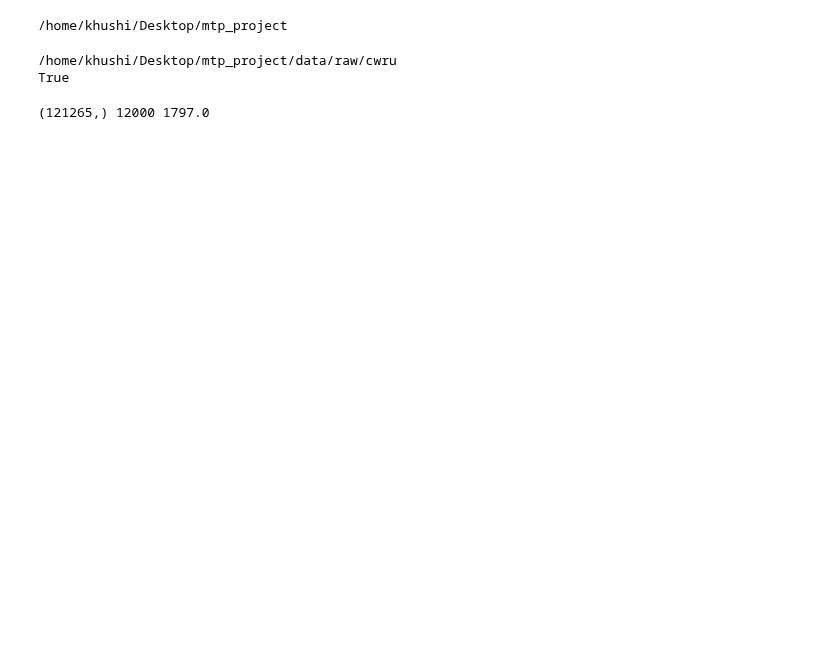
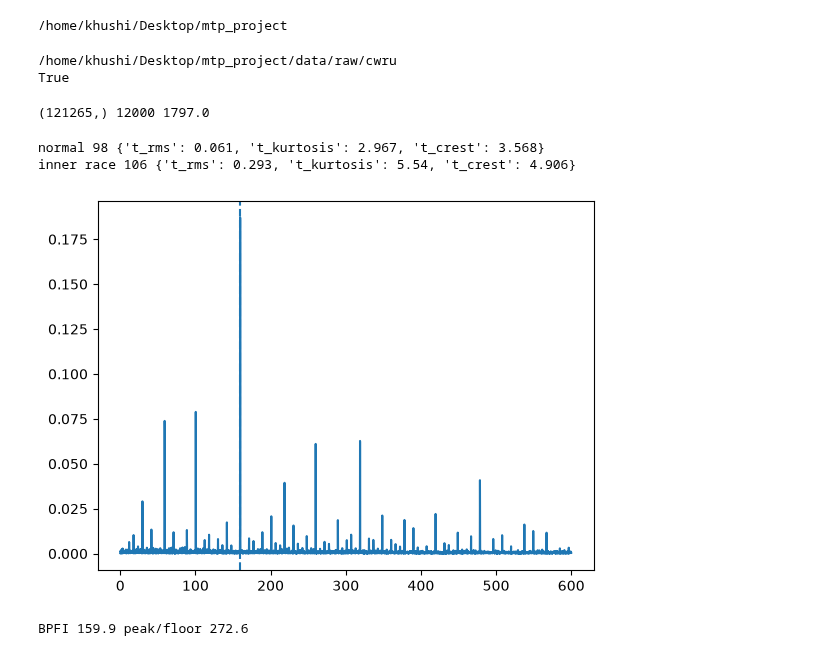
Before and after one commit to khushi051102/MTP-project, a Jupyter notebook: notebooks/01_explore_cwru.ipynb, the cells around one changed output. Cells and saved outputs as stored; diff of their text form; code cells hidden in the pictures; blank space fills up the shorter version.

Commit message:
Phase 1-2: signal processing, CWRU windows and load split, C-MAPSS loader

```diff
--- a/notebooks/01_explore_cwru.ipynb
+++ b/notebooks/01_explore_cwru.ipynb
@@ -30,0 +19,31 @@ khushi@anonymous-Vostro-15-3568:~/Desktop/mtp_project$  conda activate tensorflo
+# %%
+import matplotlib.pyplot as plt
+from src.config import CWRU_RAW
+from src.cwru_meta import build_metadata
+from src.data_loader import load_cwru_file
+from src.cwru_reference import MULT
+from src.signal_proc import (make_windows, time_features,
+                             amplitude_spectrum, envelope_spectrum, peak_to_floor)
+
+meta = build_metadata().set_index("file_id")
+def load(fid):
+    r = meta.loc[fid]
+    return load_cwru_file(CWRU_RAW / r.relpath, int(r.fs_native))
+
+normal, ir = load(98), load(106)
+rpm_ir = ir.rpm or meta.loc[106, "nominal_rpm"]
+f_bpfi = MULT["BPFI"] * rpm_ir / 60
+
+for name, rec in [("normal 98", normal), ("inner race 106", ir)]:
+    tf = time_features(make_windows(rec.signal))
+    print(name, tf[["t_rms", "t_kurtosis", "t_crest"]].mean().round(3).to_dict())
+
+fe, me = envelope_spectrum(ir.signal, ir.fs)
+band = fe < 600
+plt.plot(fe[band], me[band]); plt.axvline(f_bpfi, ls="--"); plt.show()
+print("BPFI", round(f_bpfi, 1), "peak/floor", round(peak_to_floor(fe, me, f_bpfi), 1))
+# %% [output]
+normal 98 {'t_rms': 0.061, 't_kurtosis': 2.967, 't_crest': 3.568}
+inner race 106 {'t_rms': 0.293, 't_kurtosis': 5.54, 't_crest': 4.906}
+[figure, added]
+BPFI 159.9 peak/floor 272.6
```
Also changed, not shown: parts of 4 cells of this notebook, 6 other files.
